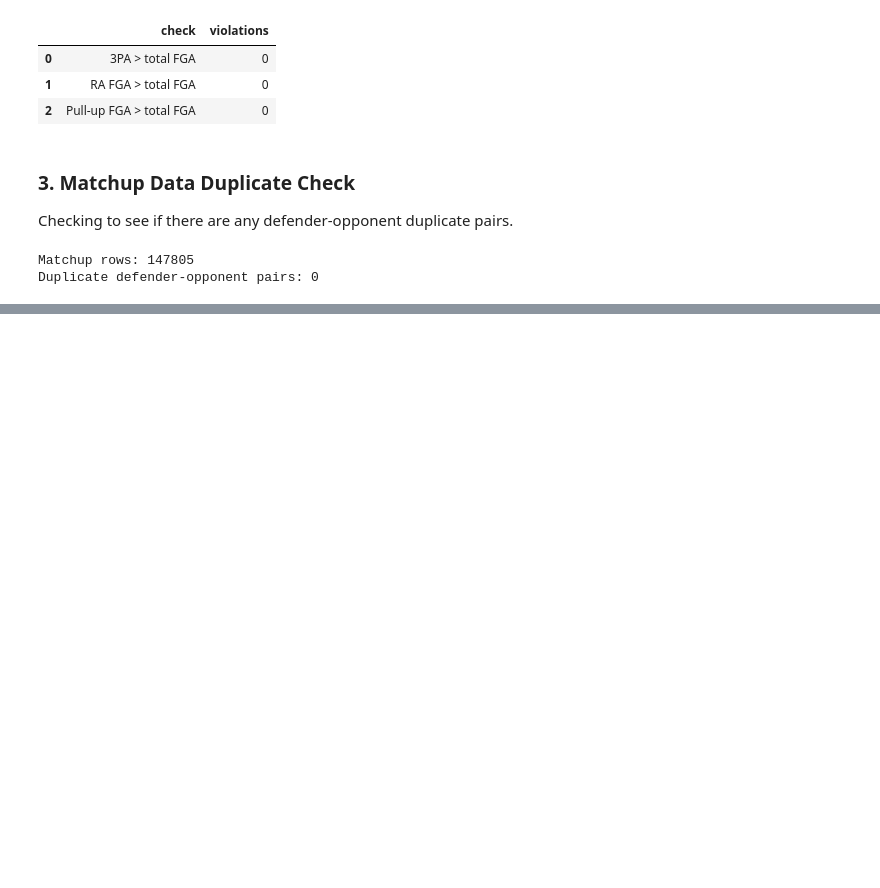
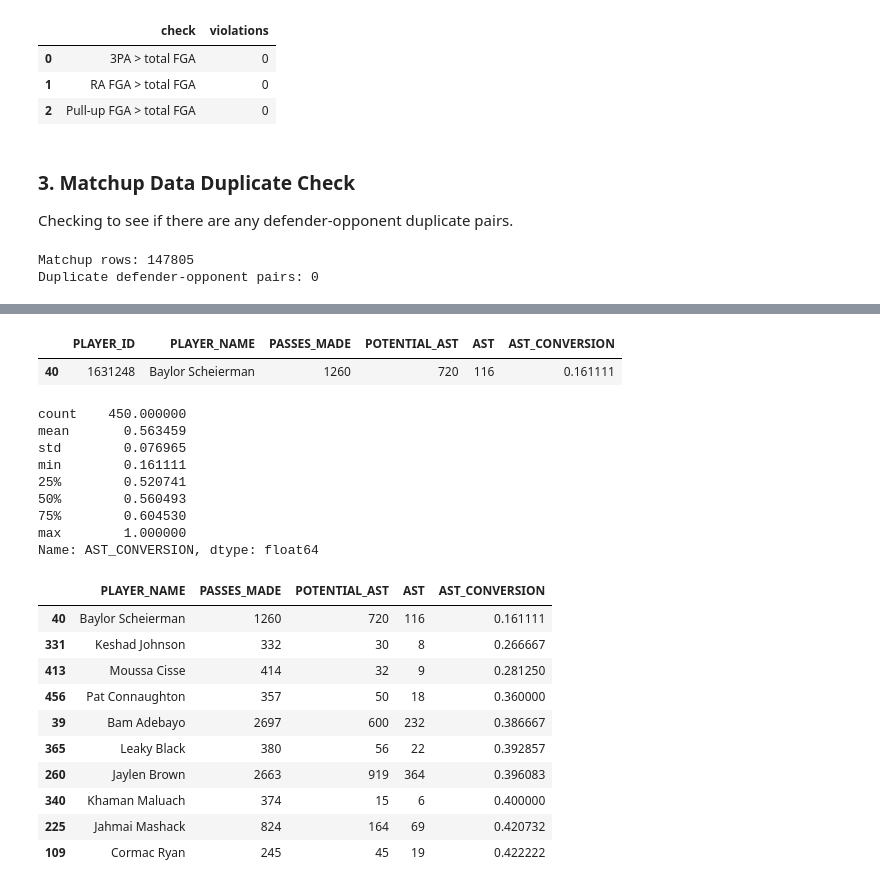
Before and after one commit to alex-abrego/nba-player-archetype-analysis, a Jupyter notebook: notebooks/02_feature_engineering.ipynb, the cells around one changed output, grey strips where cells are left out. Cells and saved outputs as stored; diff of their text form; code cells hidden in the pictures; blank space fills up the shorter version.

```diff
--- a/notebooks/02_feature_engineering.ipynb
+++ b/notebooks/02_feature_engineering.ipynb
@@ -338,0 +824,72 @@ KeyError: 'MIN'
+# %%
+passing = datasets["passing_stats"]
+base = datasets["base_stats"]
+
+passing_check = (
+    passing[
+        ["PLAYER_ID", "PLAYER_NAME",
+         "PASSES_MADE", "POTENTIAL_AST"]
+    ]
+    .merge(
+        base[["PLAYER_ID", "AST"]],
+        on="PLAYER_ID",
+        validate="one_to_one",
+    )
+)
+
+passing_check = passing_check[
+    passing_check["PLAYER_ID"].isin(eligible_ids)
+].copy()
+
+passing_check["AST_CONVERSION"] = (
+    passing_check["AST"]
+    / passing_check["POTENTIAL_AST"].replace(0, float("nan"))
+)
+
+# Inspect Scheierman.
+display(
+    passing_check[
+        passing_check["PLAYER_NAME"] == "Baylor Scheierman"
+    ]
+)
+
+# Compare his conversion rate with the league.
+display(
+    passing_check["AST_CONVERSION"].describe()
+)
+
+# Investigate other unusually low conversion rates.
+display(
+    passing_check.nsmallest(10, "AST_CONVERSION")[
+        [
+            "PLAYER_NAME",
+            "PASSES_MADE",
+            "POTENTIAL_AST",
+            "AST",
+            "AST_CONVERSION",
+        ]
+    ]
+)
+# %% [output]
+|  | PLAYER_ID | PLAYER_NAME | PASSES_MADE | POTENTIAL_AST | AST | AST_CONVERSION |
+| 40 | 1631248 | Baylor Scheierman | 1260 | 720 | 116 | 0.161111 |
+count    450.000000
+mean       0.563459
+std        0.076965
+min        0.161111
+25%        0.520741
+50%        0.560493
+75%        0.604530
+max        1.000000
+Name: AST_CONVERSION, dtype: float64
+|  | PLAYER_NAME | PASSES_MADE | POTENTIAL_AST | AST | AST_CONVERSION |
+| 40 | Baylor Scheierman | 1260 | 720 | 116 | 0.161111 |
+| 331 | Keshad Johnson | 332 | 30 | 8 | 0.266667 |
+| 413 | Moussa Cisse | 414 | 32 | 9 | 0.281250 |
+| 456 | Pat Connaughton | 357 | 50 | 18 | 0.360000 |
+| 39 | Bam Adebayo | 2697 | 600 | 232 | 0.386667 |
+| 365 | Leaky Black | 380 | 56 | 22 | 0.392857 |
+| 260 | Jaylen Brown | 2663 | 919 | 364 | 0.396083 |
+| 340 | Khaman Maluach | 374 | 15 | 6 | 0.400000 |
+| 225 | Jahmai Mashack | 824 | 164 | 69 | 0.420732 |
+| 109 | Cormac Ryan | 245 | 45 | 19 | 0.422222 |
```
Also changed, not shown: parts of 17 cells of this notebook, 2 other files.
